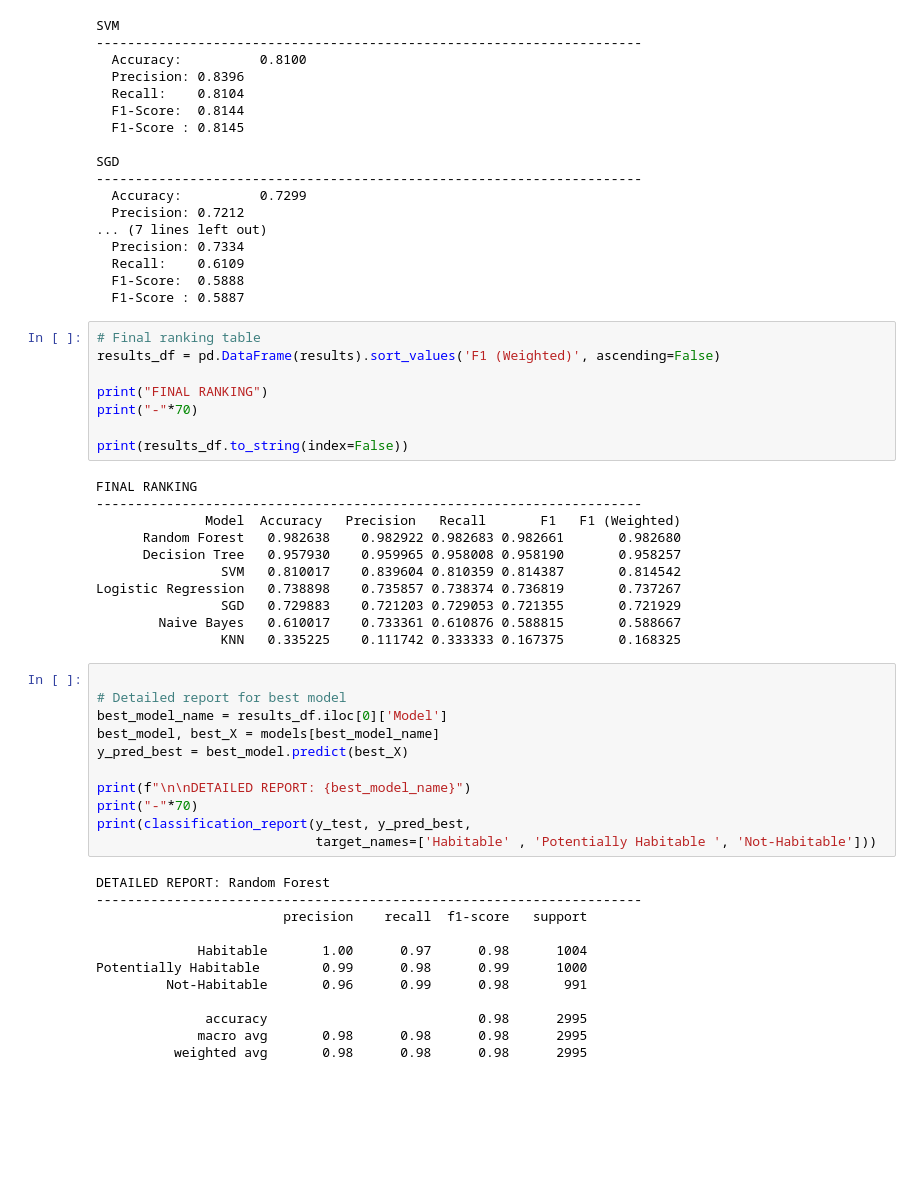
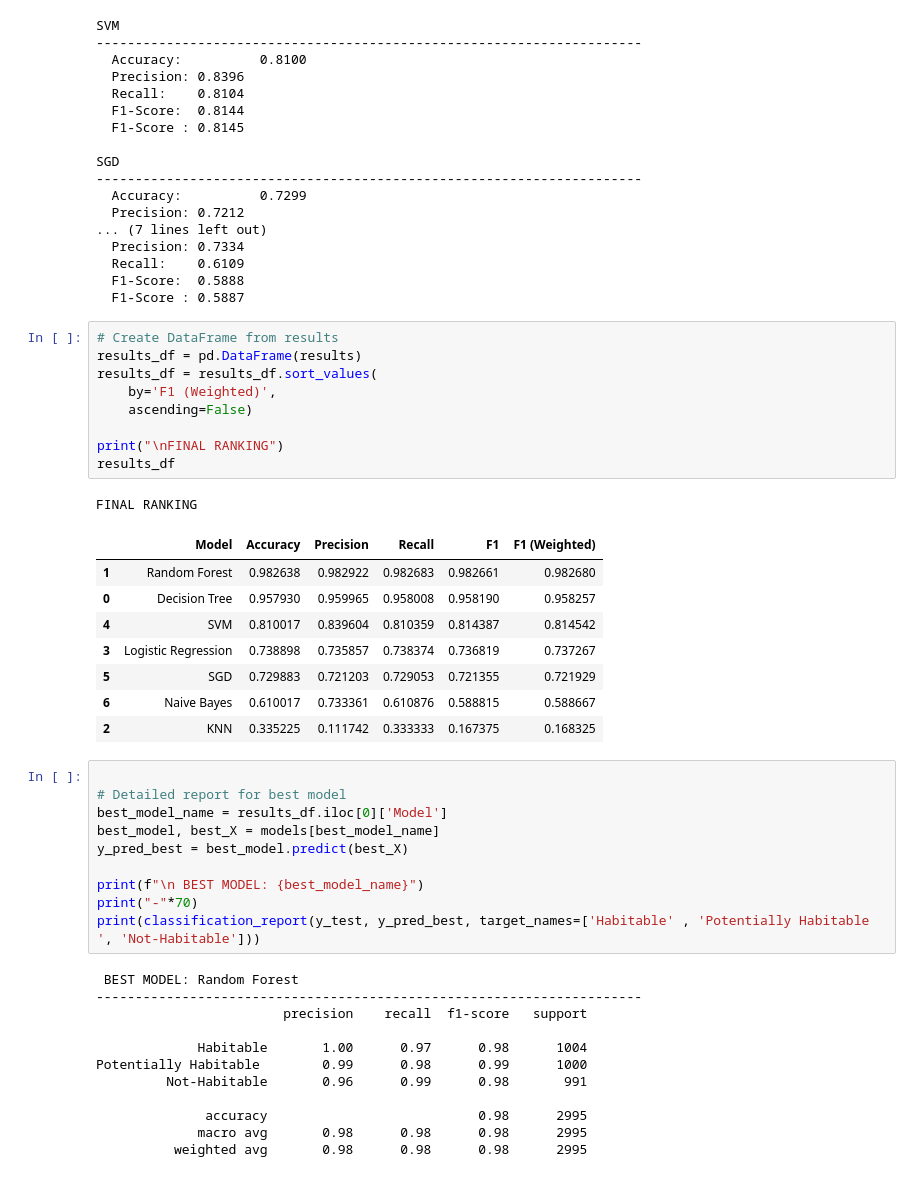
Before and after one commit to Ridima28/Exoplanet-Habitability-Classification, a Jupyter notebook: models/main.ipynb, the cells around one changed output. Cells and saved outputs as stored; diff of their text form; blank space fills up the shorter version.

```diff
--- a/main.ipynb
+++ b/models/main.ipynb
@@ -620,24 +631,24 @@ SGD
   F1-Score:  0.5888
   F1-Score : 0.5887
 # %%
-# Final ranking table
-results_df = pd.DataFrame(results).sort_values('F1 (Weighted)', ascending=False)
+# Create DataFrame from results
+results_df = pd.DataFrame(results)
+results_df = results_df.sort_values(
+    by='F1 (Weighted)',
+    ascending=False)
 
-print("FINAL RANKING")
-print("-"*70)
-
-print(results_df.to_string(index=False))
+print("\nFINAL RANKING")
+results_df
 # %% [output]
 FINAL RANKING
-----------------------------------------------------------------------
-              Model  Accuracy   Precision   Recall       F1   F1 (Weighted)
-      Random Forest   0.982638    0.982922 0.982683 0.982661       0.982680
-      Decision Tree   0.957930    0.959965 0.958008 0.958190       0.958257
-                SVM   0.810017    0.839604 0.810359 0.814387       0.814542
-Logistic Regression   0.738898    0.735857 0.738374 0.736819       0.737267
-                SGD   0.729883    0.721203 0.729053 0.721355       0.721929
-        Naive Bayes   0.610017    0.733361 0.610876 0.588815       0.588667
-                KNN   0.335225    0.111742 0.333333 0.167375       0.168325
+|  | Model | Accuracy | Precision | Recall | F1 | F1 (Weighted) |
+| 1 | Random Forest | 0.982638 | 0.982922 | 0.982683 | 0.982661 | 0.982680 |
+| 0 | Decision Tree | 0.957930 | 0.959965 | 0.958008 | 0.958190 | 0.958257 |
+| 4 | SVM | 0.810017 | 0.839604 | 0.810359 | 0.814387 | 0.814542 |
+| 3 | Logistic Regression | 0.738898 | 0.735857 | 0.738374 | 0.736819 | 0.737267 |
+| 5 | SGD | 0.729883 | 0.721203 | 0.729053 | 0.721355 | 0.721929 |
+| 6 | Naive Bayes | 0.610017 | 0.733361 | 0.610876 | 0.588815 | 0.588667 |
+| 2 | KNN | 0.335225 | 0.111742 | 0.333333 | 0.167375 | 0.168325 |
 # %%
 
 # Detailed report for best model
@@ -645,12 +656,11 @@ best_model_name = results_df.iloc[0]['Model']
 best_model, best_X = models[best_model_name]
 y_pred_best = best_model.predict(best_X)
 
-print(f"\n\nDETAILED REPORT: {best_model_name}")
+print(f"\n BEST MODEL: {best_model_name}")
 print("-"*70)
-print(classification_report(y_test, y_pred_best,
-                            target_names=['Habitable' , 'Potentially Habitable ', 'Not-Habitable']))
+print(classification_report(y_test, y_pred_best, target_names=['Habitable' , 'Potentially Habitable ', 'Not-Habitable']))
 # %% [output]
-DETAILED REPORT: Random Forest
+ BEST MODEL: Random Forest
 ----------------------------------------------------------------------
                         precision    recall  f1-score   support
 
```
Also changed, not shown: parts of 4 cells of this notebook, 6 other files.
